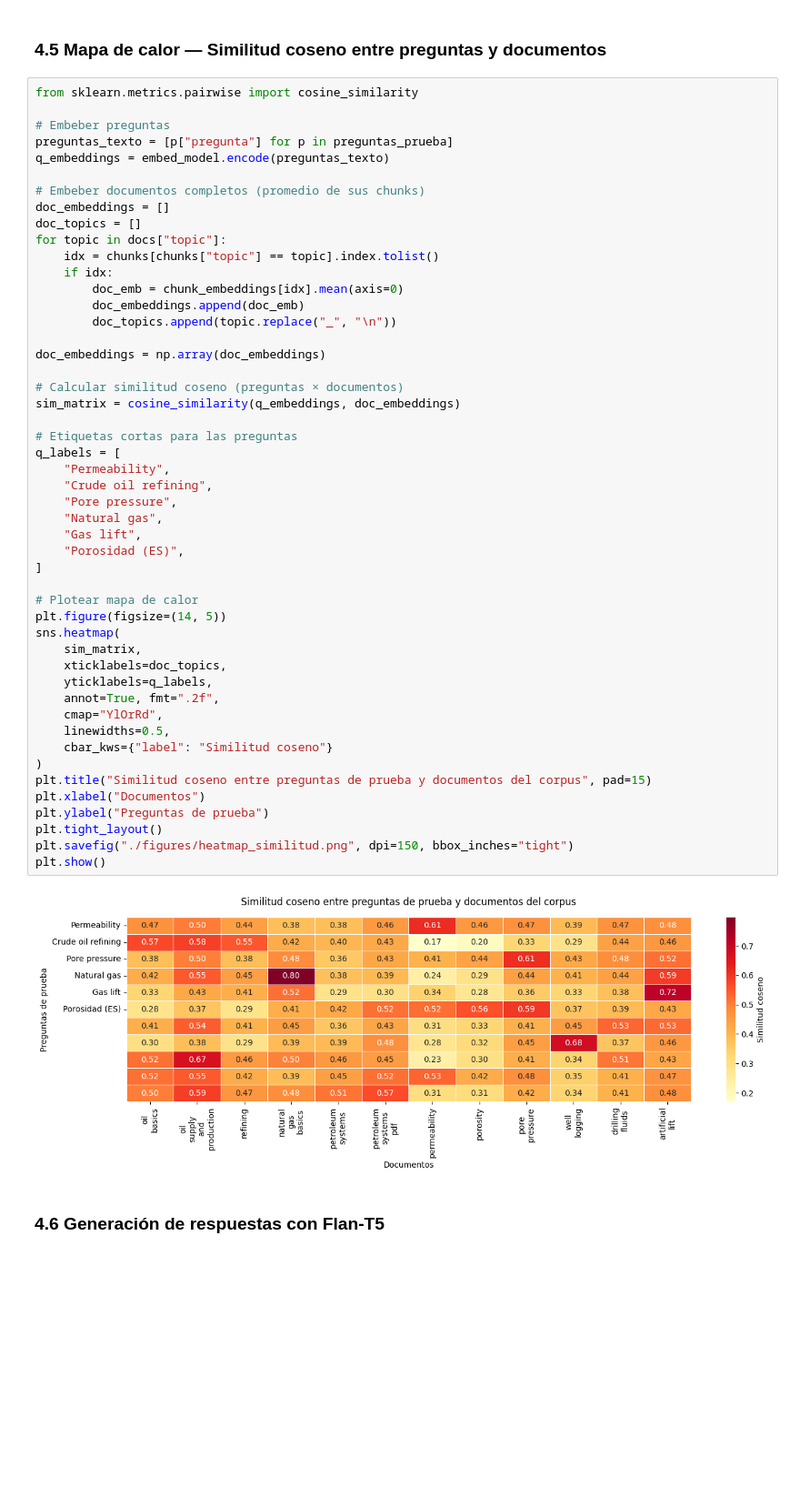
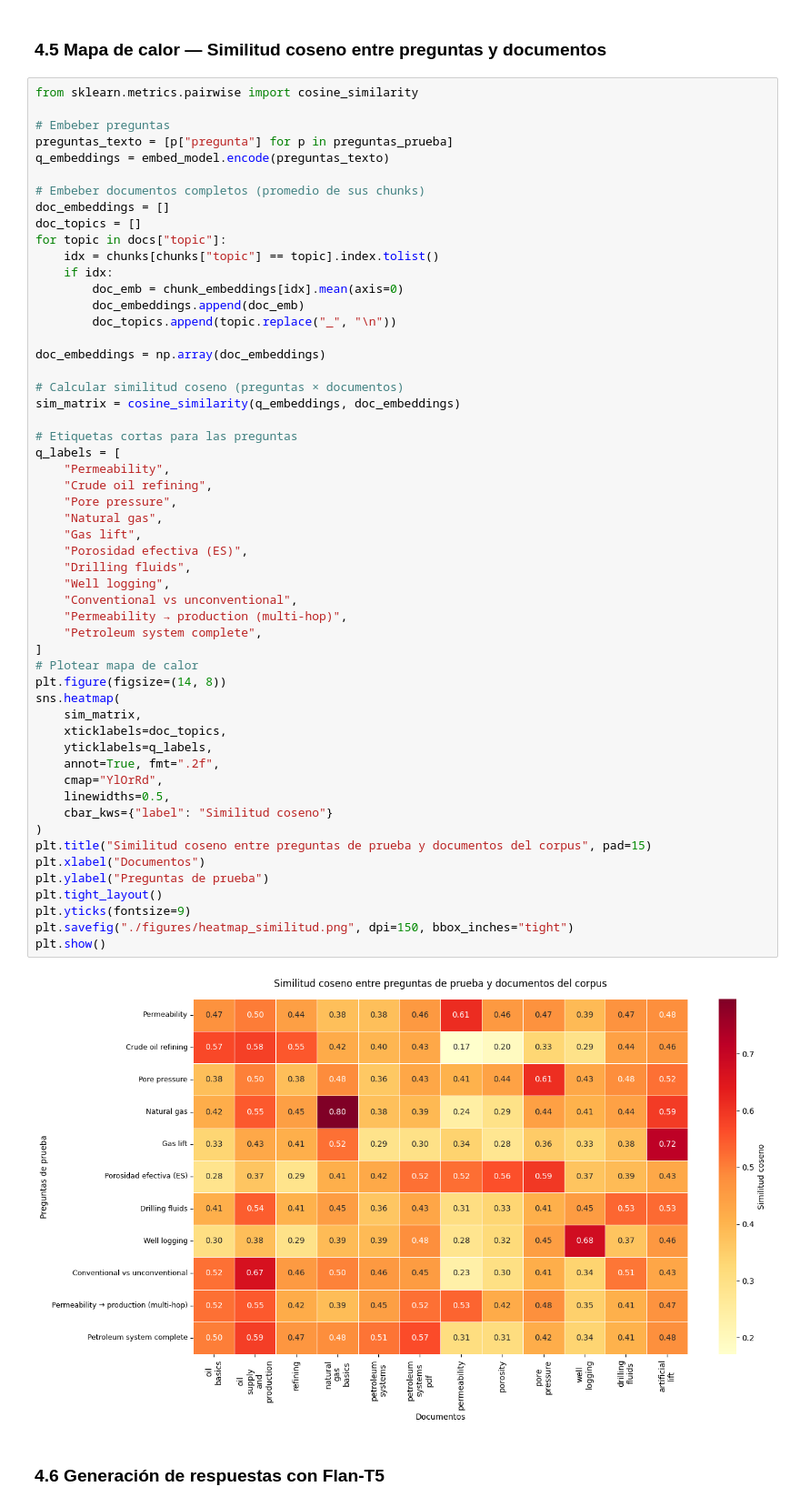
Before and after one commit to macastelblancog/PETROLEUM-RAG, a Jupyter notebook: main_taller.ipynb, the cells around one changed output. Shown at 91% size. Saved outputs shown, nothing was run; the diff lists cells and outputs as text; blank space fills up the shorter version.

Commit message:
Analisis Tematicas
Correcion heatmap y anaslsis de tematicas.

```diff
--- a/main_taller.ipynb
+++ b/main_taller.ipynb
@@ -368,37 +369,42 @@ for topic in docs["topic"]:
 doc_embeddings = np.array(doc_embeddings)
 
 # Calcular similitud coseno (preguntas × documentos)
 sim_matrix = cosine_similarity(q_embeddings, doc_embeddings)
 
 # Etiquetas cortas para las preguntas
 q_labels = [
     "Permeability",
     "Crude oil refining",
     "Pore pressure",
     "Natural gas",
     "Gas lift",
-    "Porosidad (ES)",
+    "Porosidad efectiva (ES)",
+    "Drilling fluids",
+    "Well logging",
+    "Conventional vs unconventional",
+    "Permeability → production (multi-hop)",
+    "Petroleum system complete",
 ]
-
 # Plotear mapa de calor
-plt.figure(figsize=(14, 5))
+plt.figure(figsize=(14, 8))
 sns.heatmap(
     sim_matrix,
     xticklabels=doc_topics,
     yticklabels=q_labels,
     annot=True, fmt=".2f",
     cmap="YlOrRd",
     linewidths=0.5,
     cbar_kws={"label": "Similitud coseno"}
 )
 plt.title("Similitud coseno entre preguntas de prueba y documentos del corpus", pad=15)
 plt.xlabel("Documentos")
 plt.ylabel("Preguntas de prueba")
 plt.tight_layout()
+plt.yticks(fontsize=9)
 plt.savefig("./figures/heatmap_similitud.png", dpi=150, bbox_inches="tight")
 plt.show()
 # %% [output]
-[figure, old version]
+[figure, new version]
 # %% [markdown]
 ### 4.6 Generación de respuestas con Flan-T5
 # %%
```
Also changed, not shown: parts of 4 cells of this notebook, 3 other files.
